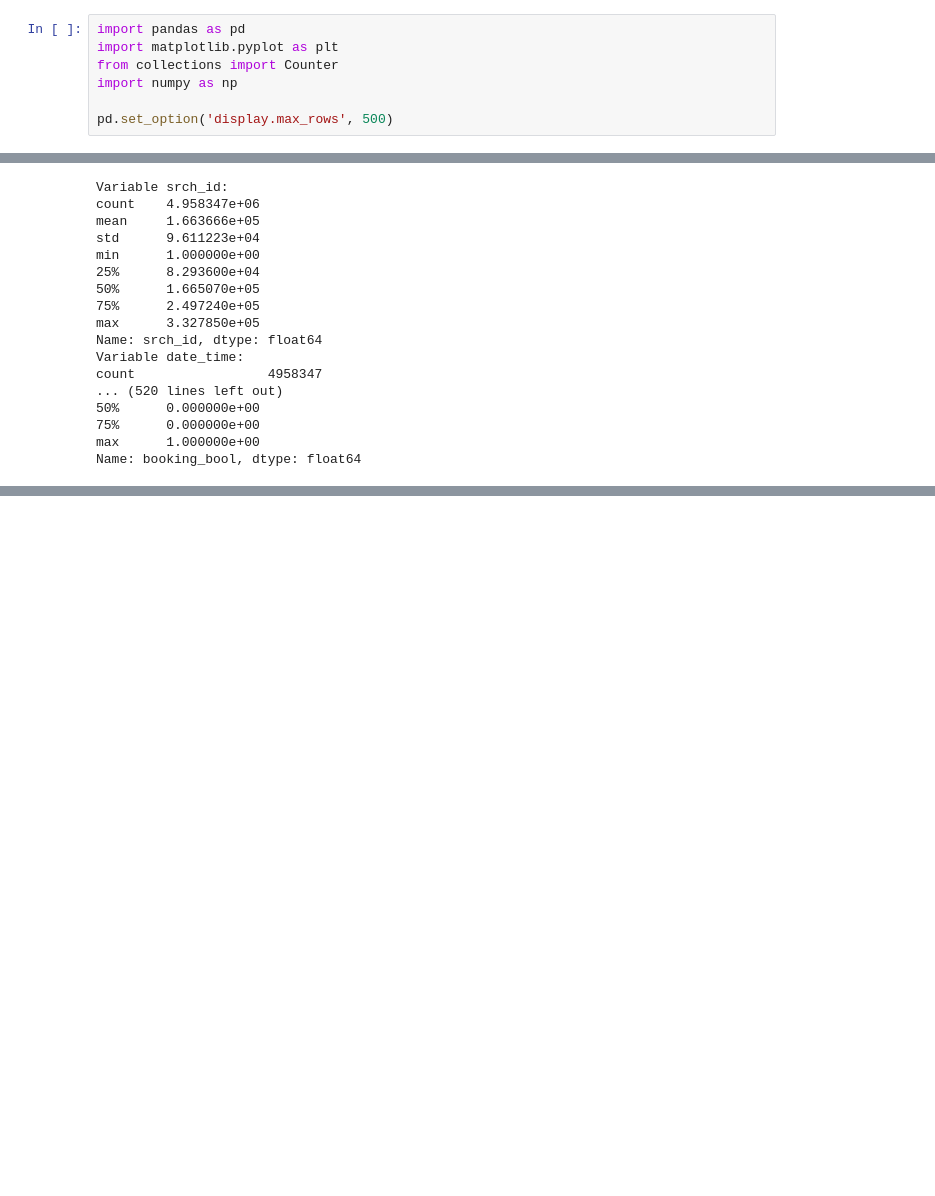
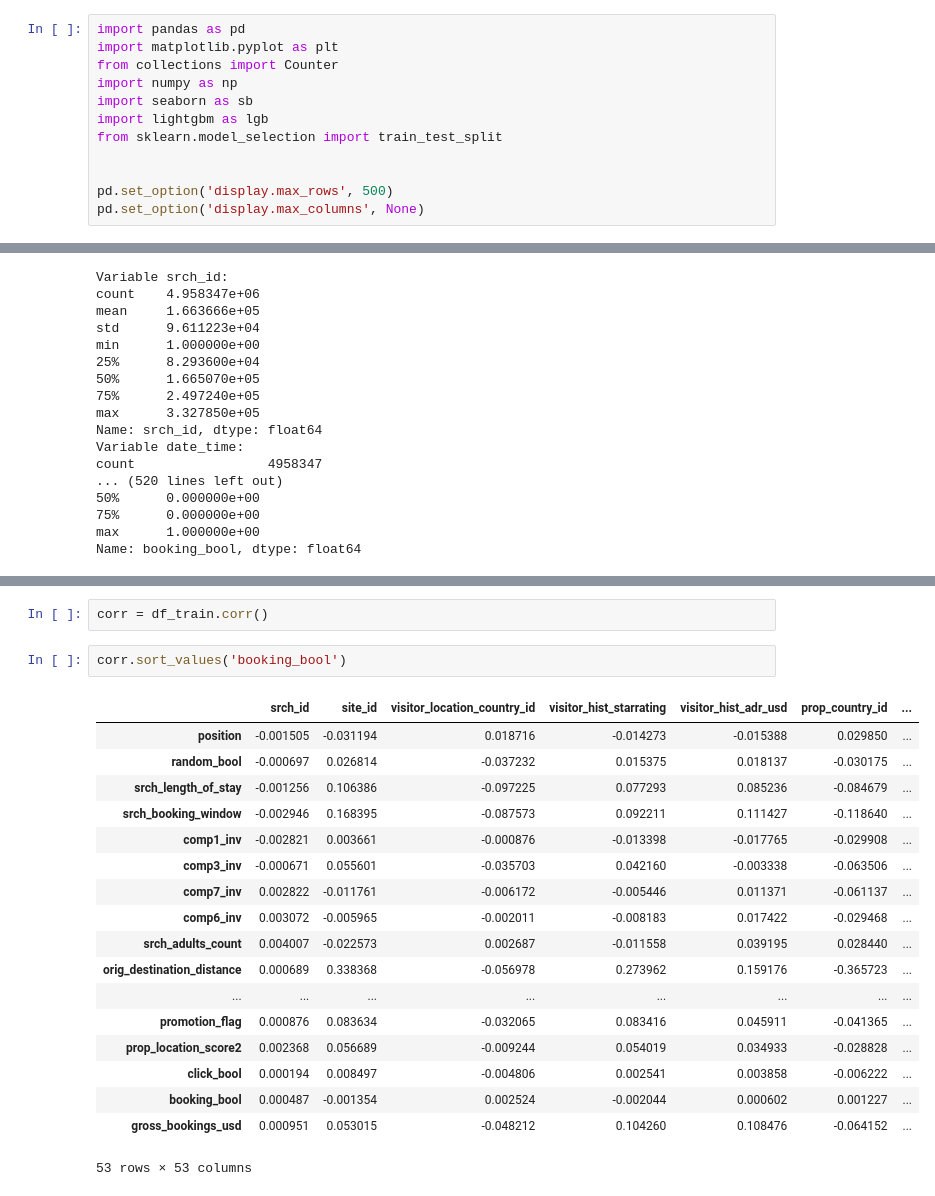
Before and after one commit to rapsac2010/learning-to-rank-expedia-vu, a Jupyter notebook: assignment 2/src/EDA.ipynb, the cells around one changed output, grey strips where cells are left out. Saved outputs shown, nothing was run; the diff lists cells and outputs as text; blank space fills up the shorter version.

```diff
--- a/assignment 2/src/EDA.ipynb
+++ b/assignment 2/src/EDA.ipynb
@@ -6,8 +6,13 @@ import pandas as pd
 import matplotlib.pyplot as plt
 from collections import Counter
 import numpy as np
+import seaborn as sb
+import lightgbm as lgb
+from sklearn.model_selection import train_test_split
+
 
 pd.set_option('display.max_rows', 500)
+pd.set_option('display.max_columns', None)
 # %%
 # # Load data
 df_train = pd.read_csv('../data/training_set_VU_DM.csv')
@@ -128,0 +116,23 @@ df_train.corr()
+# %%
+corr = df_train.corr()
+# %%
+corr.sort_values('booking_bool')
+# %% [output]
+|  | srch_id | site_id | visitor_location_country_id | visitor_hist_starrating | visitor_hist_adr_usd | prop_country_id | ... |
+| position | -0.001505 | -0.031194 | 0.018716 | -0.014273 | -0.015388 | 0.029850 | ... |
+| random_bool | -0.000697 | 0.026814 | -0.037232 | 0.015375 | 0.018137 | -0.030175 | ... |
+| srch_length_of_stay | -0.001256 | 0.106386 | -0.097225 | 0.077293 | 0.085236 | -0.084679 | ... |
+| srch_booking_window | -0.002946 | 0.168395 | -0.087573 | 0.092211 | 0.111427 | -0.118640 | ... |
+| comp1_inv | -0.002821 | 0.003661 | -0.000876 | -0.013398 | -0.017765 | -0.029908 | ... |
+| comp3_inv | -0.000671 | 0.055601 | -0.035703 | 0.042160 | -0.003338 | -0.063506 | ... |
+| comp7_inv | 0.002822 | -0.011761 | -0.006172 | -0.005446 | 0.011371 | -0.061137 | ... |
+| comp6_inv | 0.003072 | -0.005965 | -0.002011 | -0.008183 | 0.017422 | -0.029468 | ... |
+| srch_adults_count | 0.004007 | -0.022573 | 0.002687 | -0.011558 | 0.039195 | 0.028440 | ... |
+| orig_destination_distance | 0.000689 | 0.338368 | -0.056978 | 0.273962 | 0.159176 | -0.365723 | ... |
+| ... | ... | ... | ... | ... | ... | ... | ... |
+| promotion_flag | 0.000876 | 0.083634 | -0.032065 | 0.083416 | 0.045911 | -0.041365 | ... |
+| prop_location_score2 | 0.002368 | 0.056689 | -0.009244 | 0.054019 | 0.034933 | -0.028828 | ... |
+| click_bool | 0.000194 | 0.008497 | -0.004806 | 0.002541 | 0.003858 | -0.006222 | ... |
+| booking_bool | 0.000487 | -0.001354 | 0.002524 | -0.002044 | 0.000602 | 0.001227 | ... |
+| gross_bookings_usd | 0.000951 | 0.053015 | -0.048212 | 0.104260 | 0.108476 | -0.064152 | ... |
+53 rows × 53 columns
```
Also changed, not shown: parts of 8 cells of this notebook, 1 other file.
